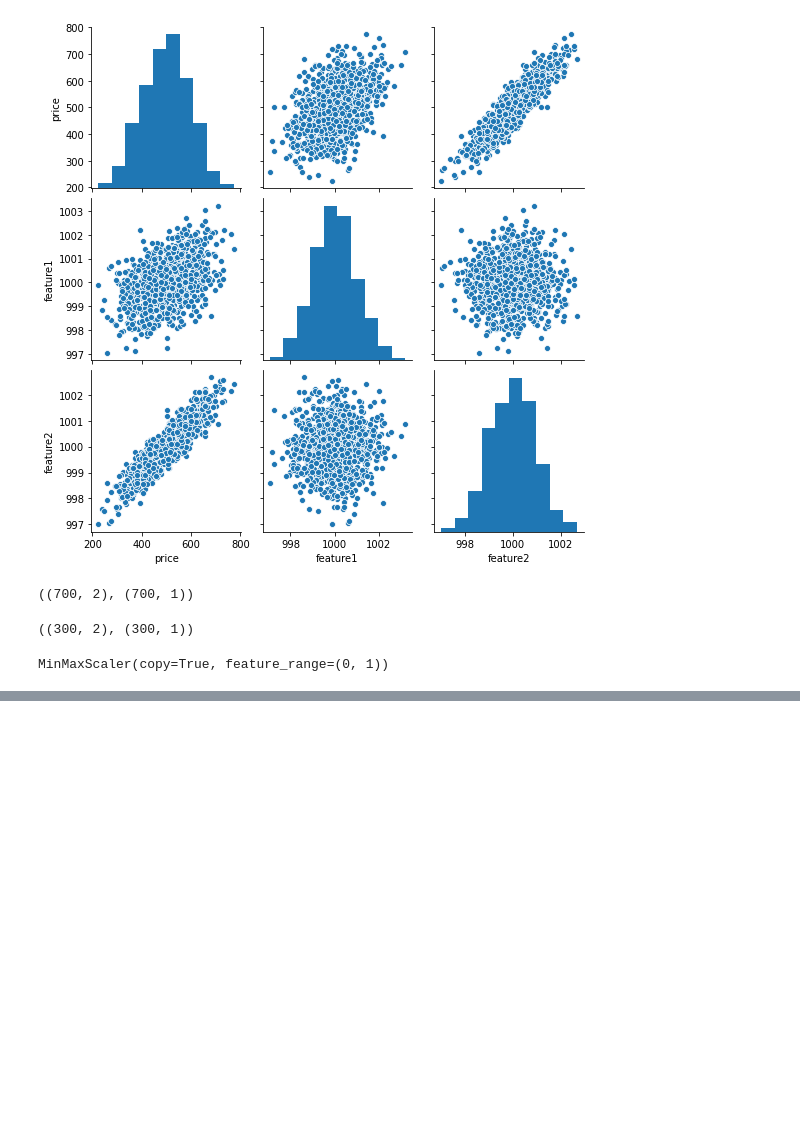
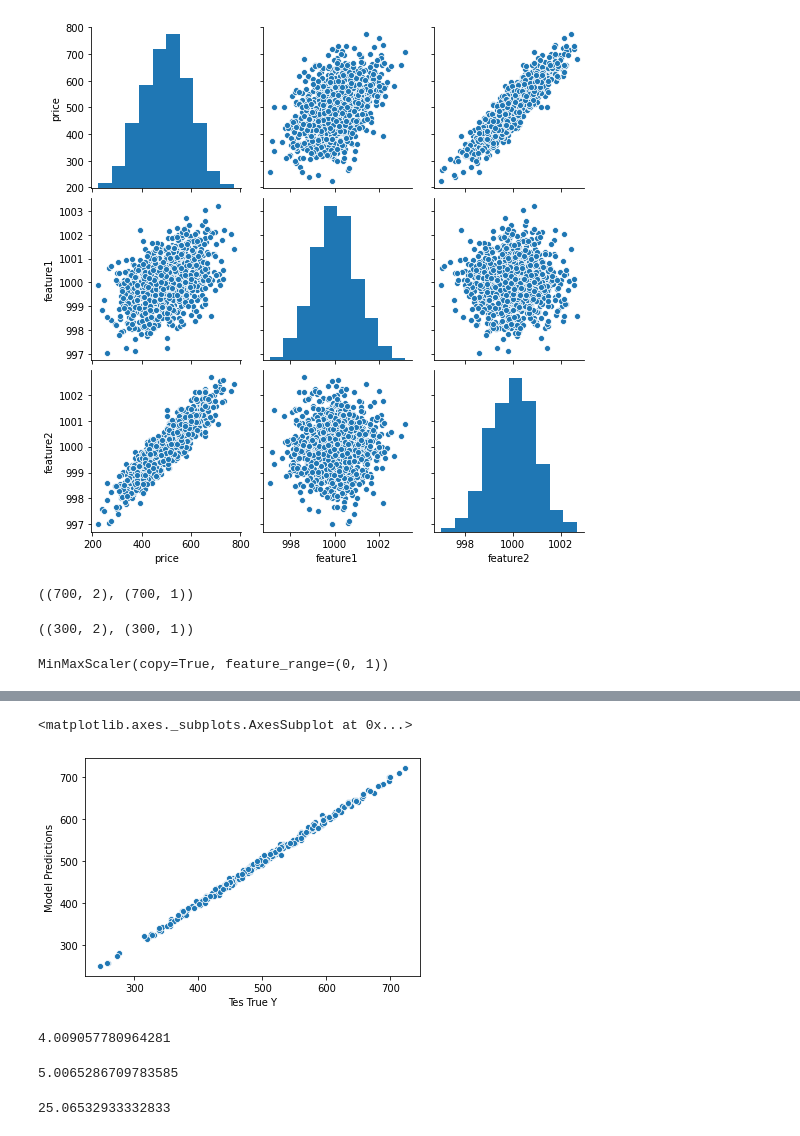
Before and after one commit to iqbalamo93/kerasTF, a Jupyter notebook: keras_Syntax.ipynb, the cells around one changed output, grey strips where cells are left out. Saved outputs shown, nothing was run; the diff lists cells and outputs as text; code cells hidden in the pictures; blank space fills up the shorter version.

```diff
--- a/keras_Syntax.ipynb
+++ b/keras_Syntax.ipynb
@@ -76,0 +142,6 @@ NameError: ignored
+# %%
+test_predictions=pd.Series(test_predictions.reshape(300,))
+# %%
+pred_df=pd.DataFrame(y_test,columns=['Test y True'])
+# %%
+pred_df=pd.concat([pred_df,test_predictions],axis=1)
@@ -76,0 +164,7 @@ NameError: ignored
+# %%
+pred_df.columns=['Tes True Y','Model Predictions']
+# %%
+sns.scatterplot(x='Tes True Y',y='Model Predictions',data=pred_df)
+# %% [output]
+<matplotlib.axes._subplots.AxesSubplot at 0x...>
+[figure, added]
@@ -76,0 +173,12 @@ NameError: ignored
+# %%
+mean_absolute_error(pred_df['Tes True Y'],pred_df['Model Predictions'])
+# %% [output]
+4.009057780964281
+# %%
+np.sqrt(mean_squared_error(pred_df['Tes True Y'],pred_df['Model Predictions']))
+# %% [output]
+5.0065286709783585
+# %%
+mean_squared_error(pred_df['Tes True Y'],pred_df['Model Predictions']) #Same as model.evaluate
+# %% [output]
+25.06532933332833
```
Also changed, not shown: parts of 18 cells of this notebook.
